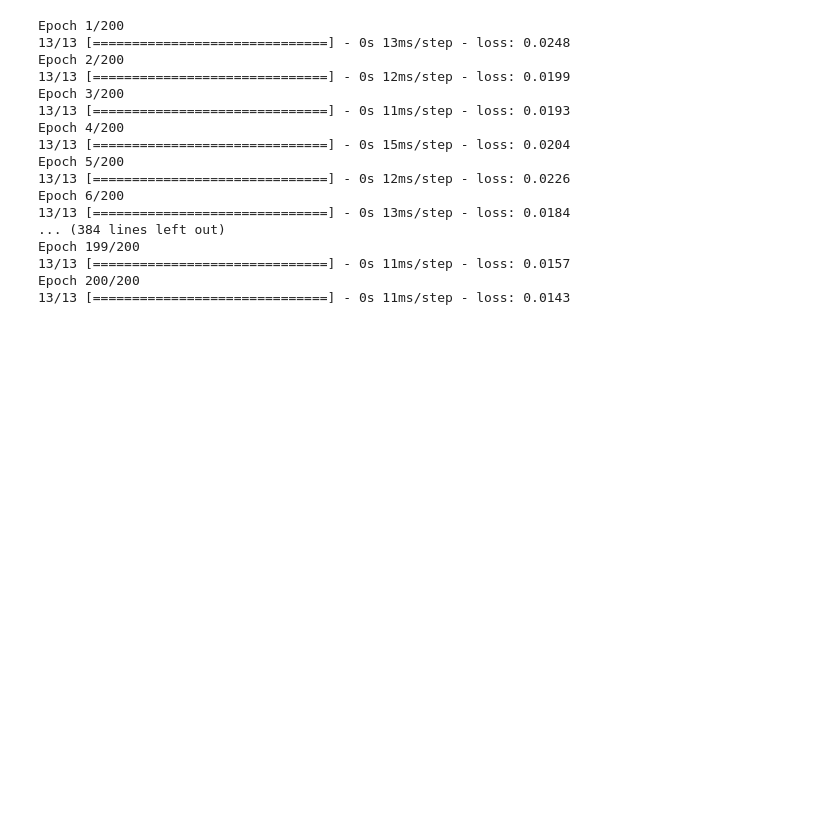
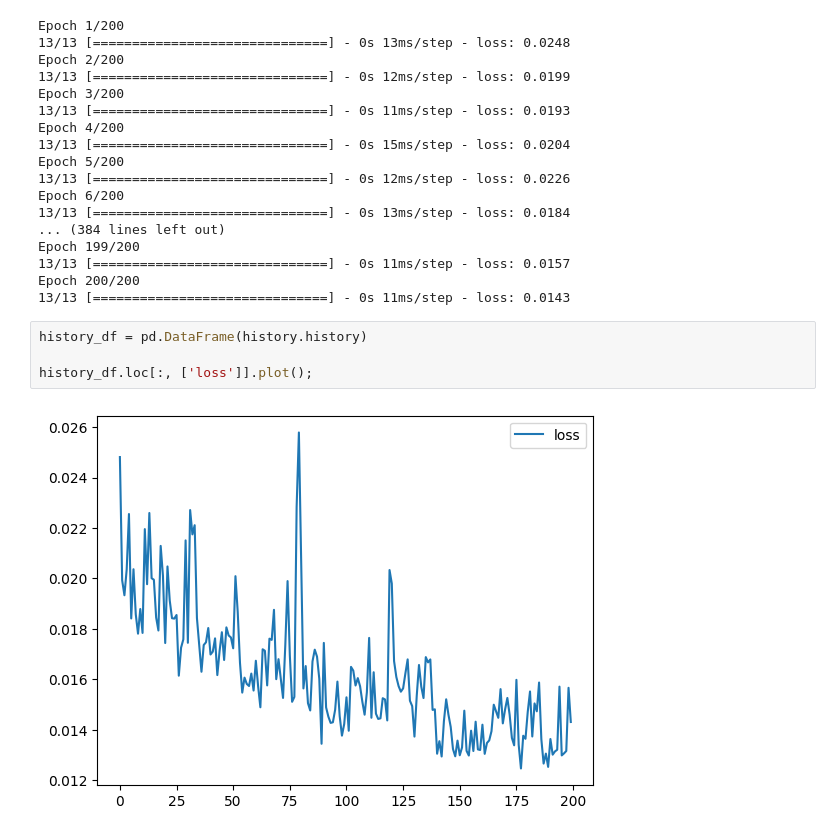
Before and after one commit to ahilah/kaggle-deep-learning-intro, a Jupyter notebook: deep-learning-intro.ipynb, the cells around one changed output. Drawn from its saved outputs; the diff is of its cells as text; blank space fills up the shorter version.

Commit message:
adding visualization of an epochs process and text file

```diff
--- a/deep-learning-intro.ipynb
+++ b/deep-learning-intro.ipynb
@@ -121,3 +121,9 @@ Epoch 199/200
 13/13 [==============================] - 0s 11ms/step - loss: 0.0157
 Epoch 200/200
 13/13 [==============================] - 0s 11ms/step - loss: 0.0143
+# %%
+history_df = pd.DataFrame(history.history)
+
+history_df.loc[:, ['loss']].plot();
+# %% [output]
+[figure, added]
```
Also changed, not shown: 1 other file.
